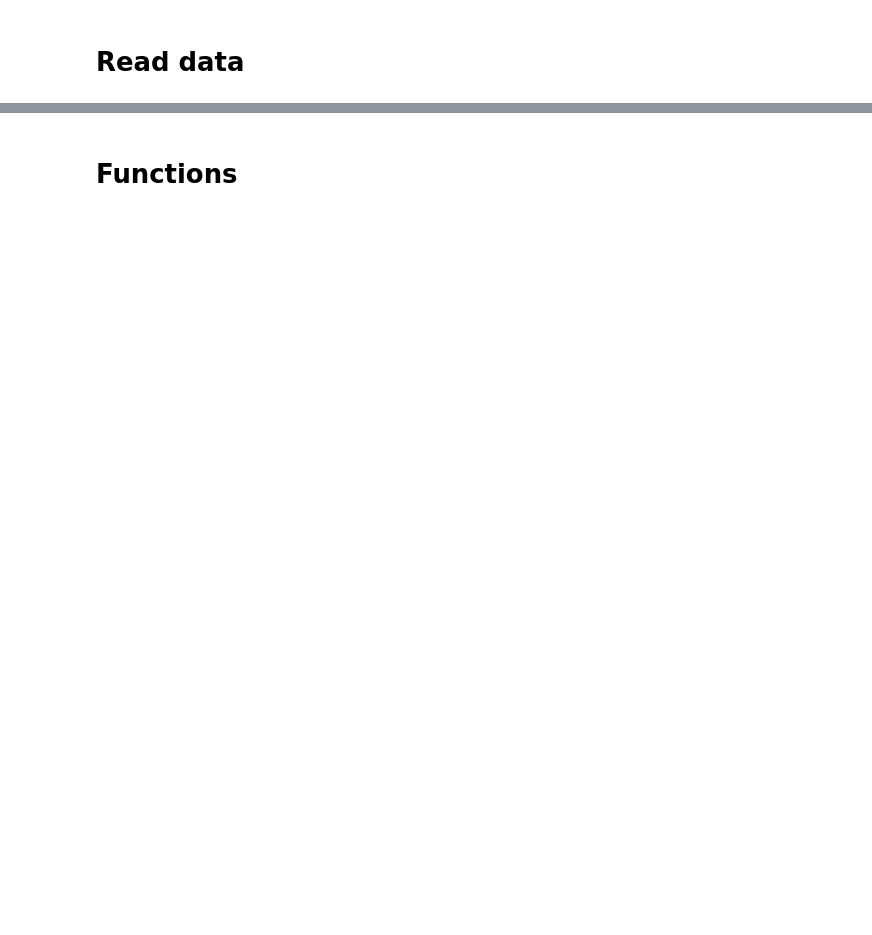
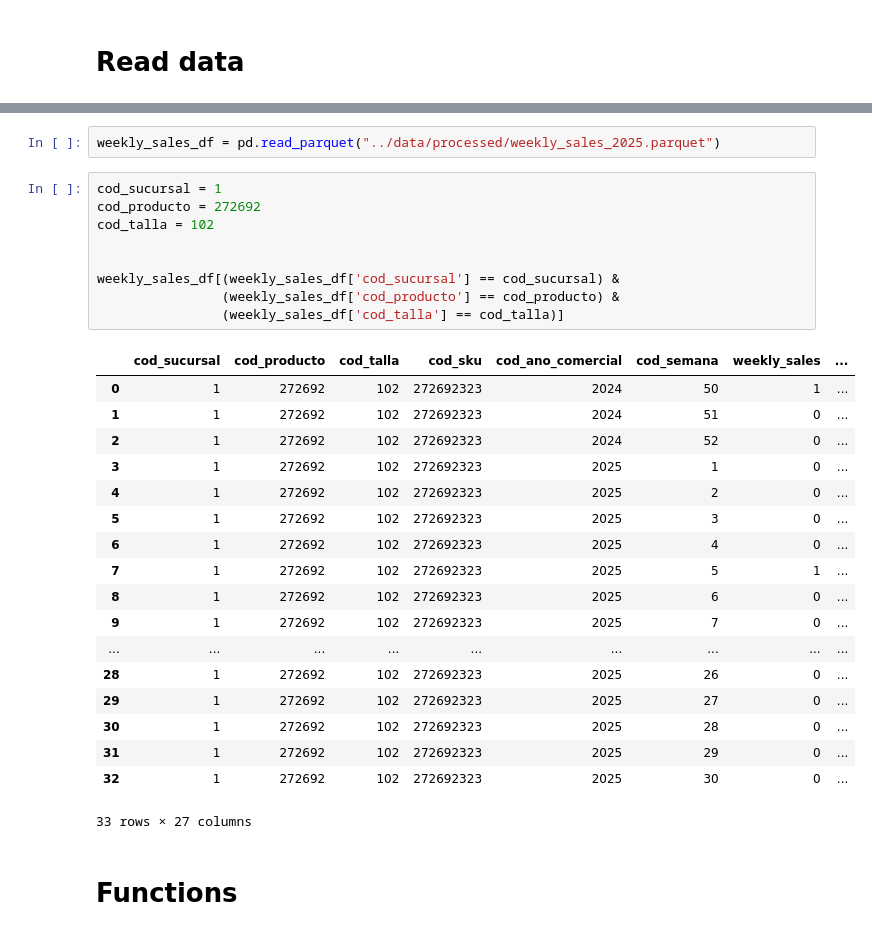
Before and after one commit to bi-retail-tricot/forecast, a Jupyter notebook: notebooks/01_EDA.ipynb, the cells around one changed output, grey strips where cells are left out. Drawn from its saved outputs; the diff is of its cells as text; blank space fills up the shorter version.

```diff
--- a/notebooks/01_EDA.ipynb
+++ b/notebooks/01_EDA.ipynb
@@ -18,3 +50,33 @@ weekly_sales_df = pd.read_parquet(OUTPUT_PATH_PROCESSED_WEEKLY_SALES)
+# %%
+weekly_sales_df = pd.read_parquet("../data/processed/weekly_sales_2025.parquet")
+# %%
+cod_sucursal = 1
+cod_producto = 272692
+cod_talla = 102
+
+
+weekly_sales_df[(weekly_sales_df['cod_sucursal'] == cod_sucursal) &
+                (weekly_sales_df['cod_producto'] == cod_producto) &
+                (weekly_sales_df['cod_talla'] == cod_talla)]
+# %% [output]
+|  | cod_sucursal | cod_producto | cod_talla | cod_sku | cod_ano_comercial | cod_semana | weekly_sales | ... |
+| 0 | 1 | 272692 | 102 | 272692323 | 2024 | 50 | 1 | ... |
+| 1 | 1 | 272692 | 102 | 272692323 | 2024 | 51 | 0 | ... |
+| 2 | 1 | 272692 | 102 | 272692323 | 2024 | 52 | 0 | ... |
+| 3 | 1 | 272692 | 102 | 272692323 | 2025 | 1 | 0 | ... |
+| 4 | 1 | 272692 | 102 | 272692323 | 2025 | 2 | 0 | ... |
+| 5 | 1 | 272692 | 102 | 272692323 | 2025 | 3 | 0 | ... |
+| 6 | 1 | 272692 | 102 | 272692323 | 2025 | 4 | 0 | ... |
+| 7 | 1 | 272692 | 102 | 272692323 | 2025 | 5 | 1 | ... |
+| 8 | 1 | 272692 | 102 | 272692323 | 2025 | 6 | 0 | ... |
+| 9 | 1 | 272692 | 102 | 272692323 | 2025 | 7 | 0 | ... |
+| ... | ... | ... | ... | ... | ... | ... | ... | ... |
+| 28 | 1 | 272692 | 102 | 272692323 | 2025 | 26 | 0 | ... |
+| 29 | 1 | 272692 | 102 | 272692323 | 2025 | 27 | 0 | ... |
+| 30 | 1 | 272692 | 102 | 272692323 | 2025 | 28 | 0 | ... |
+| 31 | 1 | 272692 | 102 | 272692323 | 2025 | 29 | 0 | ... |
+| 32 | 1 | 272692 | 102 | 272692323 | 2025 | 30 | 0 | ... |
+33 rows × 27 columns
 # %% [markdown]
 # Functions
 # %%
```
Also changed, not shown: parts of 16 cells of this notebook, 24 other files.
